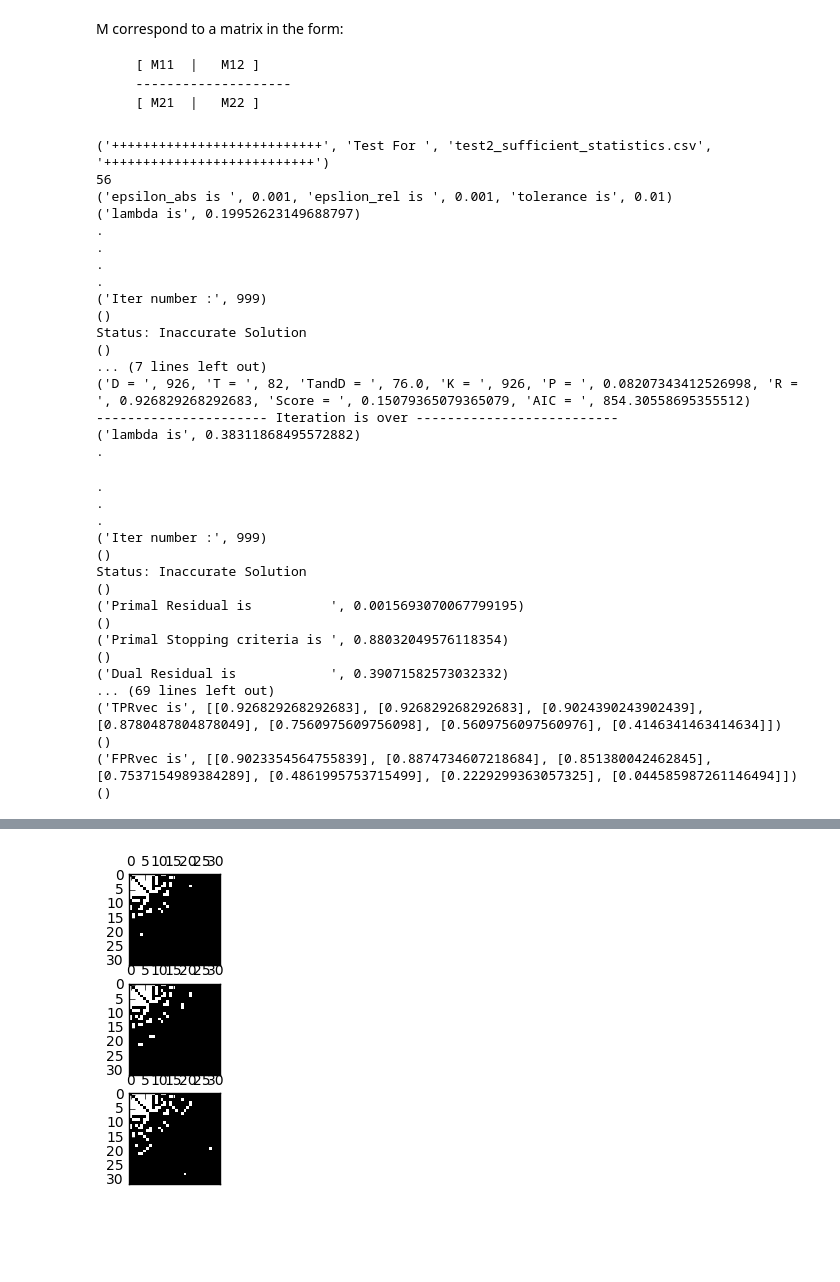
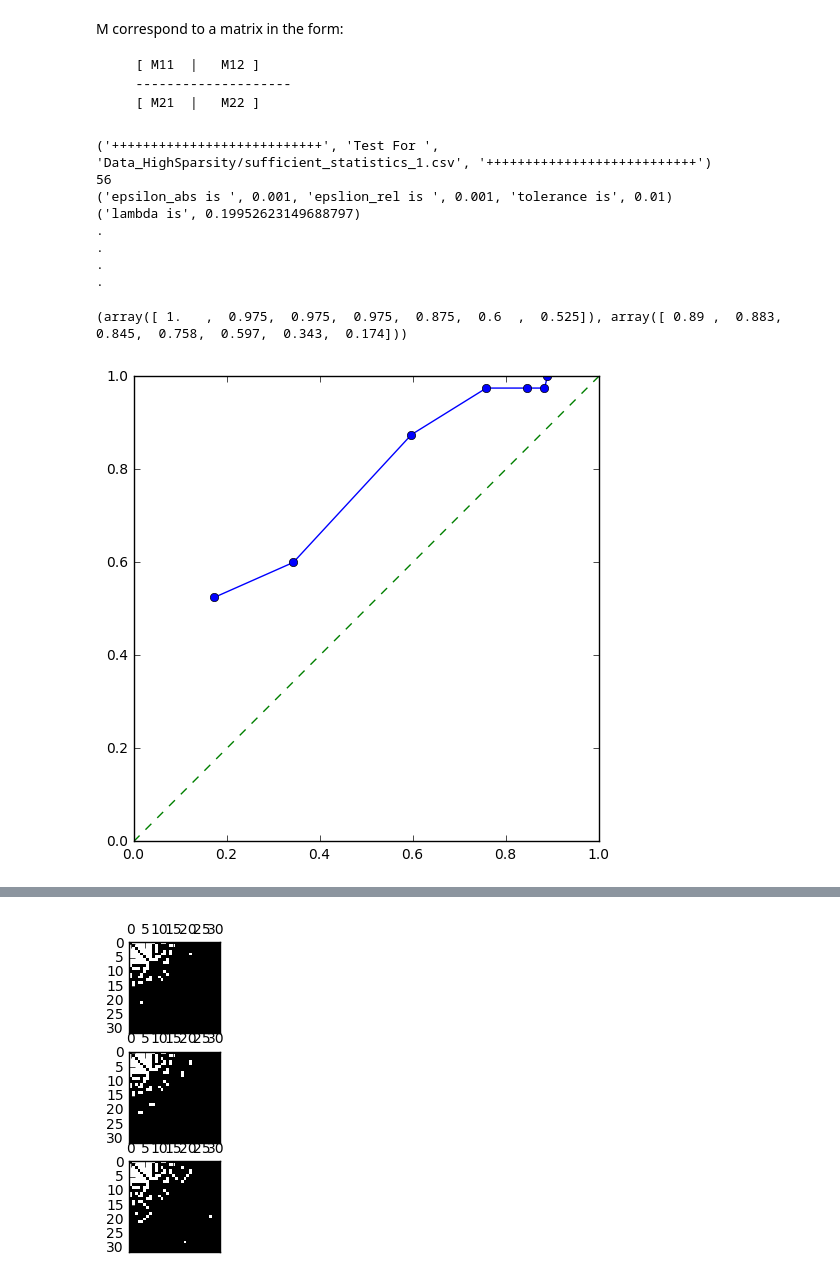
Before and after one commit to youngsuk0723/PE-MRF-Code, a Jupyter notebook: pemrf_syndata_test.ipynb, the cells around one changed output, grey strips where cells are left out. Drawn from its saved outputs; the diff is of its cells as text; code cells hidden in the pictures; blank space fills up the shorter version.

```diff
--- a/pemrf_syndata_test.ipynb
+++ b/pemrf_syndata_test.ipynb
@@ -410,6 +410,7 @@ sumTPR = np.zeros([set_length,1]) ## intialize for summing True Positive error v
 sumFPR = np.zeros([set_length,1]) ## intialize for summing False Positive error vector
 
 for i in range(0, max_iter):
+    i = 1
     file_name = 'Data_HighSparsity/sufficient_statistics_'+ str(i) + '.csv'
     file_name2 = 'Data_HighSparsity/modifiedEdge_'+ str(i) + '.csv'
 #     file_name = 'test2_sufficient_statistics.csv'
@@ -443,10 +444,10 @@ for i in range(0, max_iter):
 
     data = np.genfromtxt(file_name, delimiter=",")
 
-#     indices = range(m1*dim1) +  range(m1*dim1 + 1, m1*dim1 +  m2*(dim2 + 1),2 ) + \
-#         range(m1*dim1 +  m2*(dim2 + 1),  m1*dim1 +  m2*(dim2 + 1) + m3*dim3) + \
-#         range(m1*dim1 +  m2*(dim2 + 1) + m3*dim3, m1*dim1 +  m2*(dim2 + 1) + m3*dim3 + m4*dim4)
-    indices = range(56)
+    indices = range(m1*dim1) +  range(m1*dim1 + 1, m1*dim1 +  m2*(dim2 + 1),2 ) + \
+        range(m1*dim1 +  m2*(dim2 + 1),  m1*dim1 +  m2*(dim2 + 1) + m3*dim3) + \
+        range(m1*dim1 +  m2*(dim2 + 1) + m3*dim3, m1*dim1 +  m2*(dim2 + 1) + m3*dim3 + m4*dim4)
+#     indices = range(56)
     data = data[1:sample_size,indices]
 
     m = np.array([1, m1, m2, m3, m4])
@@ -464,9 +465,9 @@ for i in range(0, max_iter):
 
     dist_num = np.sum(m)-1
 
-#     balance = [1, 1, la.norm(data[8:16])/la.norm(data[:8]), la.norm(data[16:32])/la.norm(data[:8]), la.norm(data[32:56])/la.norm(data[:8])]
+    balance = [1, 1, la.norm(data[8:16])/la.norm(data[:8]), la.norm(data[16:32])/la.norm(data[:8]), la.norm(data[32:56])/la.norm(data[:8])]
 
-    balance = [1, 1, 1, 3, 2]
+#     balance = [1, 1, 1, 3, 2]
     M = Mmatrix(data, m, dim, balance)
 
     D = Dmatrix(m, dim)
@@ -574,7 +575,7 @@ sumFPR = sumFPR/max_iter
 np.savetxt('TPR.csv', sumTPR, delimiter=',')
 np.savetxt('FPR.csv', sumFPR, delimiter=',')
 # %% [output]
-('+++++++++++++++++++++++++++', 'Test For ', 'test2_sufficient_statistics.csv', '+++++++++++++++++++++++++++')
+('+++++++++++++++++++++++++++', 'Test For ', 'Data_HighSparsity/sufficient_statistics_1.csv', '+++++++++++++++++++++++++++')
 56
 ('epsilon_abs is ', 0.001, 'epslion_rel is ', 0.001, 'tolerance is', 0.01)
 ('lambda is', 0.19952623149688797)
@@ -582,32 +583,24 @@ np.savetxt('FPR.csv', sumFPR, delimiter=',')
 .
 .
 .
-('Iter number :', 999)
-()
-Status: Inaccurate Solution
-()
-... (7 lines left out)
-('D = ', 926, 'T = ', 82, 'TandD = ', 76.0, 'K = ', 926, 'P = ', 0.08207343412526998, 'R = ', 0.926829268292683, 'Score = ', 0.15079365079365079, 'AIC = ', 854.30558695355512)
----------------------- Iteration is over --------------------------
-('lambda is', 0.38311868495572882)
-.
-.
-.
-.
-('Iter number :', 999)
-()
-Status: Inaccurate Solution
-()
-('Primal Residual is          ', 0.0015693070067799195)
-()
-('Primal Stopping criteria is ', 0.88032049576118354)
-()
-('Dual Residual is            ', 0.39071582573032332)
-... (69 lines left out)
-('TPRvec is', [[0.926829268292683], [0.926829268292683], [0.9024390243902439], [0.8780487804878049], [0.7560975609756098], [0.5609756097560976], [0.4146341463414634]])
-()
-('FPRvec is', [[0.9023354564755839], [0.8874734607218684], [0.851380042462845], [0.7537154989384289], [0.4861995753715499], [0.2229299363057325], [0.044585987261146494]])
-()
+# %%
+import matplotlib as mpl
+#mpl.use('Agg')
+import matplotlib.pyplot as plt
+# import numpy as np
+
+TPRData = np.genfromtxt('TPR.csv', delimiter=",")
+FPRData = np.genfromtxt('FPR.csv', delimiter=",")
+
+print(TPRData, FPRData)
+plt.figure(figsize=(6,6))
+plt.plot(FPRData, TPRData, 'o-')
+plt.plot([0,1],[0,1],'--')
+
+plt.show()
+# %% [output]
+(array([ 1.   ,  0.975,  0.975,  0.975,  0.875,  0.6  ,  0.525]), array([ 0.89 ,  0.883,  0.845,  0.758,  0.597,  0.343,  0.174]))
+[figure, added]
 # %%
 import matplotlib as mpl
 #mpl.use('Agg')
```
Also changed, not shown: parts of 1 cell of this notebook, 1 other file.
